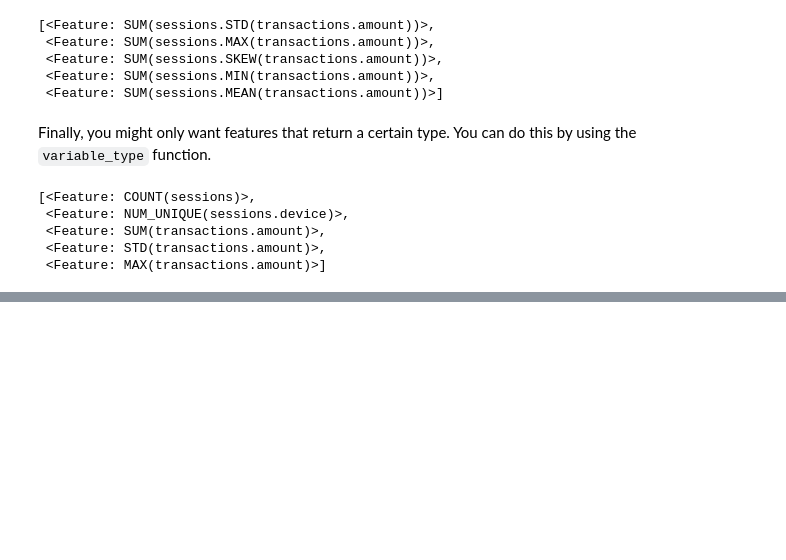
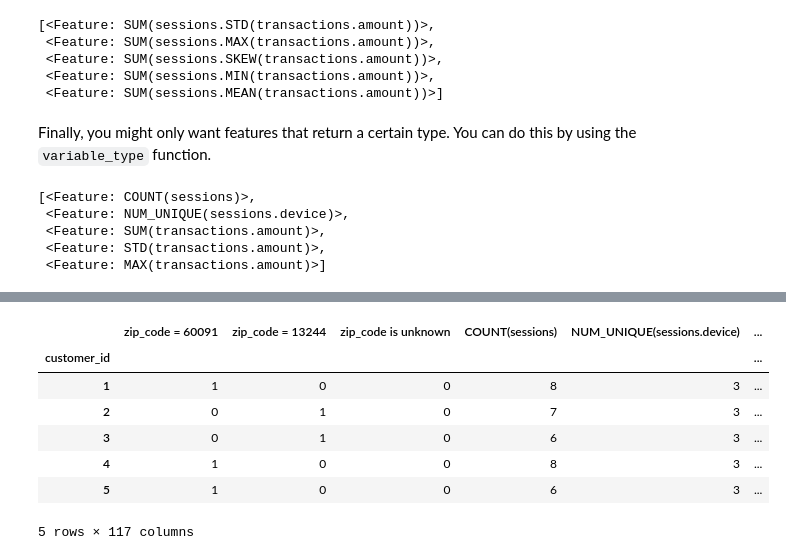
Before and after one commit to alteryx/featuretools, a Jupyter notebook: docs/source/guides/frequently_asked_questions.ipynb, the cells around one changed output, grey strips where cells are left out. Drawn from its saved outputs; the diff is of its cells as text; code cells hidden in the pictures; blank space fills up the shorter version.

```diff
--- a/docs/source/guides/frequently_asked_questions.ipynb
+++ b/docs/source/guides/frequently_asked_questions.ipynb
@@ -474,0 +655,18 @@ features_only_numeric[0:5]
+# %%
+es_train = ft.demo.load_mock_customer(return_entityset=True)
+
+
+feature_matrix_train, feature_defs = ft.dfs(entityset=es_train,
+                                      target_entity="customers")
+
+feature_matrix_train_enc, features_enc = ft.encode_features(feature_matrix_train, feature_defs)
+feature_matrix_train_enc
+# %% [output]
+|  | zip_code = 60091 | zip_code = 13244 | zip_code is unknown | COUNT(sessions) | NUM_UNIQUE(sessions.device) | ... |
+| customer_id |  |  |  |  |  | ... |
+| 1 | 1 | 0 | 0 | 8 | 3 | ... |
+| 2 | 0 | 1 | 0 | 7 | 3 | ... |
+| 3 | 0 | 1 | 0 | 6 | 3 | ... |
+| 4 | 1 | 0 | 0 | 8 | 3 | ... |
+| 5 | 1 | 0 | 0 | 6 | 3 | ... |
+5 rows × 117 columns
```
Also changed, not shown: parts of 31 cells of this notebook.
